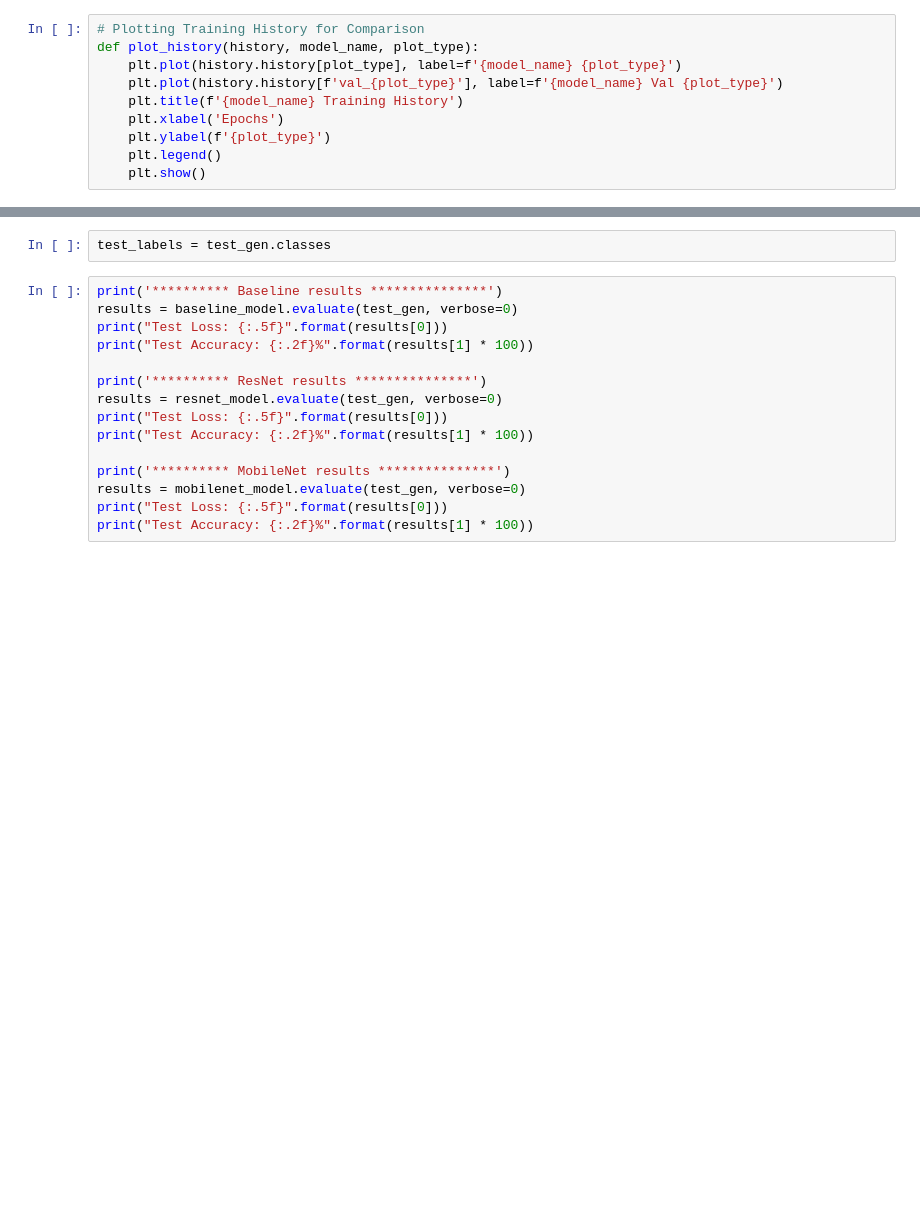
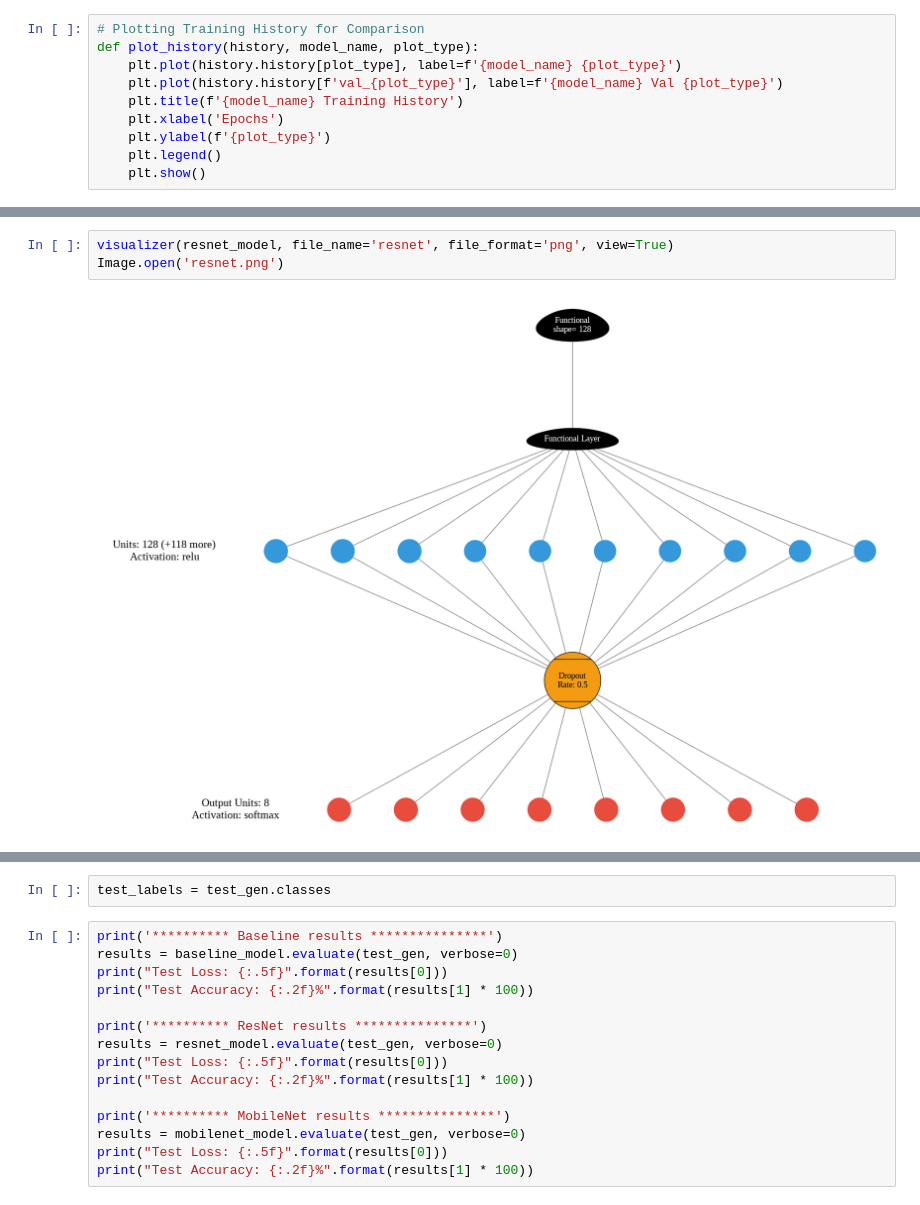
Before and after one commit to youcef-benmohammed/blood.group.detection, a Jupyter notebook: blood_group_detection_using_image_processing_and_deeplearning.ipynb, the cells around one changed output, grey strips where cells are left out. Drawn from its saved outputs; the diff is of its cells as text; blank space fills up the shorter version.

```diff
--- a/blood_group_detection_using_image_processing_and_deeplearning.ipynb
+++ b/blood_group_detection_using_image_processing_and_deeplearning.ipynb
@@ -446,0 +494,5 @@ plot_history(history_mobilenet, 'MobileNet', plot_type='loss')
+# %%
+visualizer(resnet_model, file_name='resnet', file_format='png', view=True)
+Image.open('resnet.png')
+# %% [output]
+[figure, added]
```
Also changed, not shown: parts of 27 cells of this notebook.
